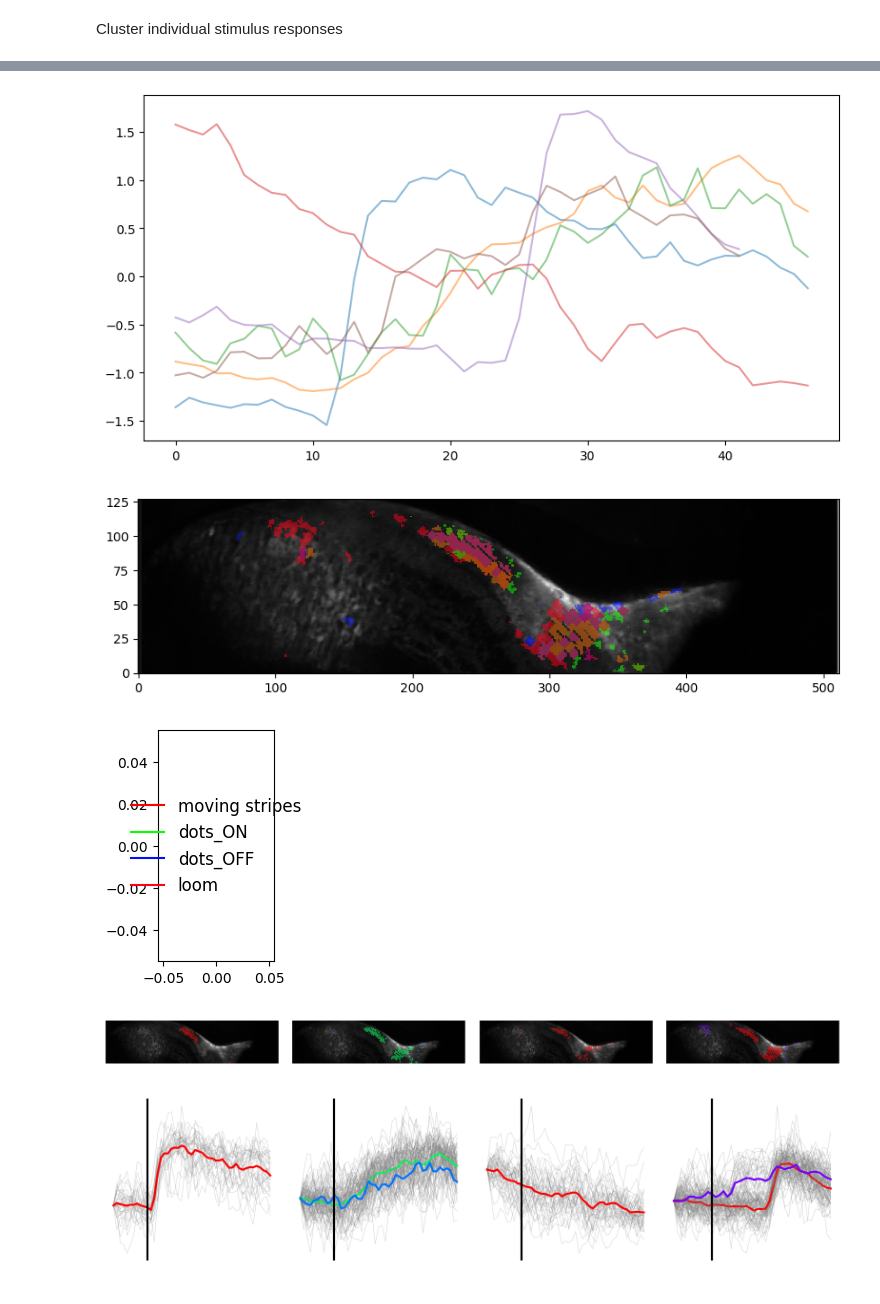
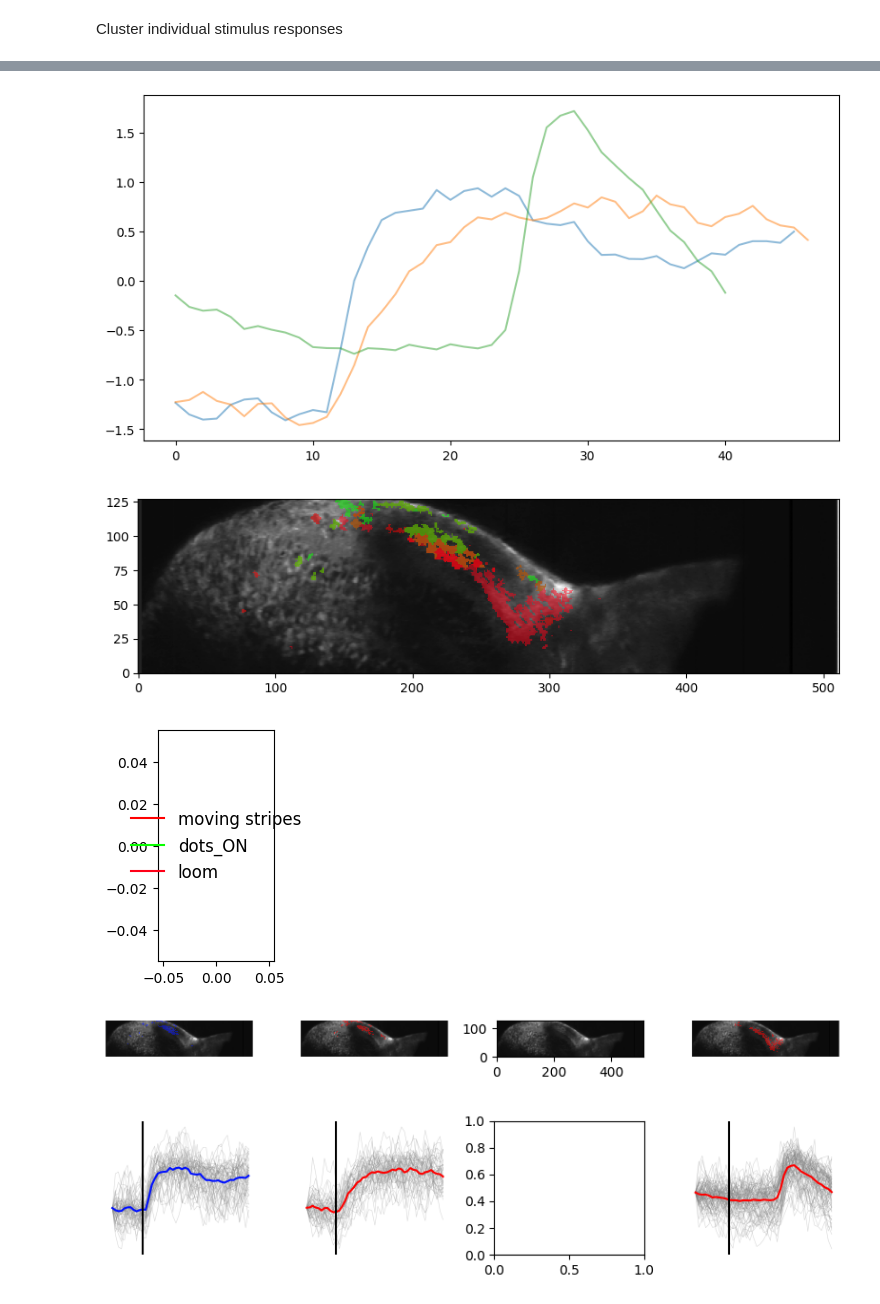
Before and after one commit to simbru/pygor, a Jupyter notebook: ROI_clustering_multiplane.ipynb, the cells around one changed output, grey strips where cells are left out. Saved outputs shown, nothing was run; the diff lists cells and outputs as text; code cells hidden in the pictures.

```diff
--- a/ROI_clustering_multiplane.ipynb
+++ b/ROI_clustering_multiplane.ipynb
@@ -49,5 +49,5 @@ def z_normalize_columns(data):
 
     return normalized_data
 
-data_path = 'D:/Box Sync/Imaging/241003/processed/singleplane/'
+data_path = 'D:/Box Sync/Imaging/OT_singleplane/st53/'
 export_path = 'C:/Users/Michael Forsthofer/OneDrive - University of Sussex/BadenLab/2p-imaging/singleplane/St53/'
@@ -54,5 +58,6 @@ export_path = 'C:/Users/Michael Forsthofer/OneDrive - University of Sussex/Baden
 # %%
-filename = '2024-10-3_x241003_2_53_4cOTs.h5'
+filename = '2024-10-4_x241004_2_53_cOTs.h5'
+depth = 280
 stimtypes = ['stationary stripes','moving stripes','stationary stripes','OFF','dots_ON','OFF','ON','dots_OFF','ON', 'ON', 'loom']
 stimtypes_relevant = ['moving stripes', 'dots_ON', 'dots_OFF', 'loom']
 #stimtypes = ['white', 'loom', 'left dot','right dot','down dot','up dot','left edge ON','left edge OFF','right edge ON','right edge OFF','bottom edge edge ON','bottom edge OFF','top edge ON','top edge OFF']
@@ -112,7 +117,7 @@ included_responses = []
 
 append_idx = 1000
 append_idx_post = 1000
-SD_threshold = 1.5
+SD_threshold = 1.4
 roi_x_border = 400
 downsample_factor = 100
 
@@ -177,7 +182,7 @@ for idx, cur_traces in enumerate(stim_responses):
 from sklearn.metrics import euclidean_distances
 from scipy.cluster.hierarchy import dendrogram, linkage
 from scipy.cluster.hierarchy import fcluster
-cluster_threshold = 34
+cluster_threshold = 35
 
 cluster_allocations = {}
 cluster_traces = {}
@@ -239,6 +244,6 @@ for idx, cur_clust in enumerate(responses_sorted):
 # %%
 min_traces_per_cluster = 6
-correlation_threshold = 0.38
+correlation_threshold = 0.6
 
 roi_indices_export = {}
 roi_depth_export = {}
@@ -248,7 +253,8 @@ roi_xy_export = {}
 roi_metadata_export = {'SD_threshold':SD_threshold,
                        'correlation_threshold':correlation_threshold,
                        'min_traces_per_cluster':min_traces_per_cluster,
-                       'cluster_threshold':cluster_threshold}
+                       'cluster_threshold':cluster_threshold,
+                       'depth': depth}
 
 #set up plot color parameters
 stimuli_to_plot = ['moving stripes', 'dots_ON', 'dots_OFF', 'loom']
@@ -382,8 +388,8 @@ stim not in list
-[figure, old version]
+[figure, new version]
-[figure, old version]
+[figure, new version]
-[figure, old version]
+[figure, new version]
-[figure, old version]
+[figure, new version]
-[figure, old version]
+[figure, new version]
 # %%
 plt.hist(data_object.average_stack.flatten(), bins=100)
 plt.xlim(54500, 54700)
```
Also changed, not shown: parts of 10 cells of this notebook.
